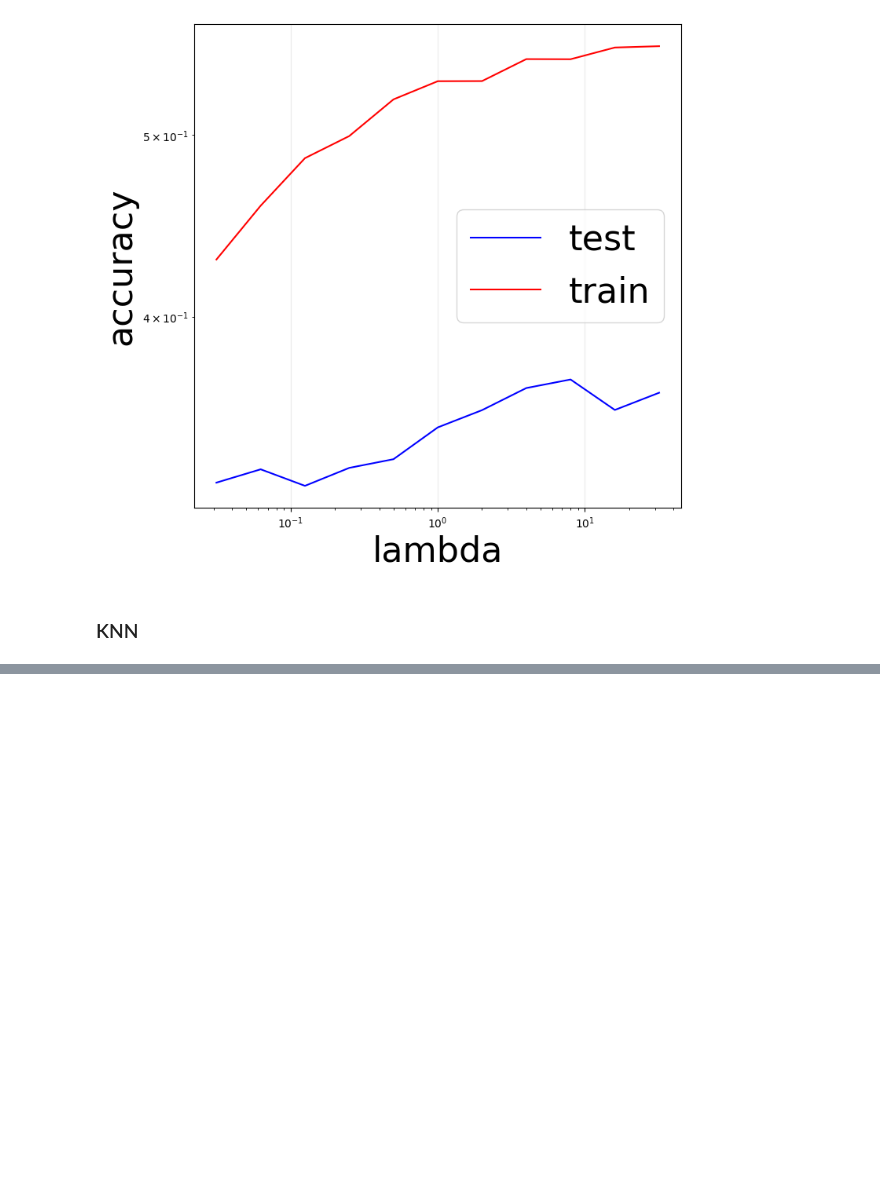
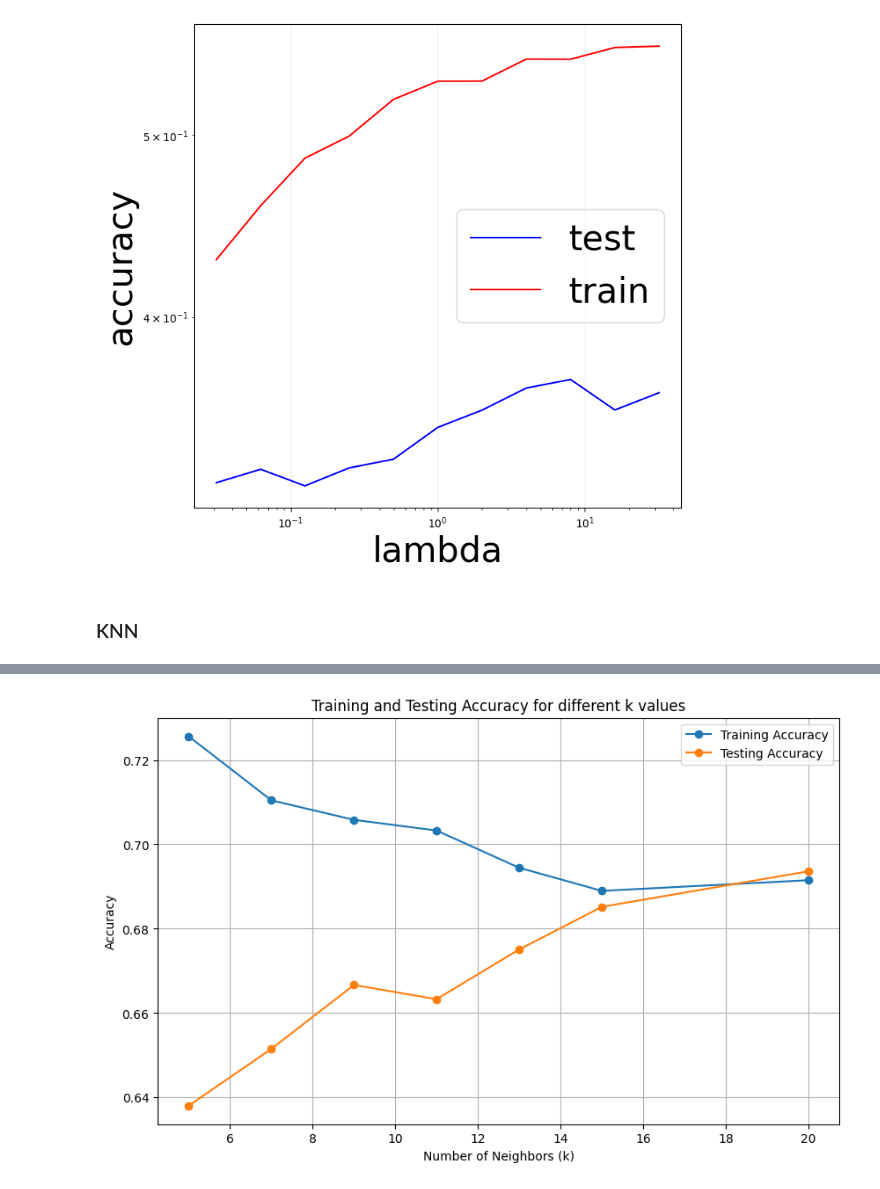
Before and after one commit to poojanv123/capp_ml_project, a Jupyter notebook: ML Project.ipynb, the cells around one changed output, grey strips where cells are left out. Cells and saved outputs as stored; diff of their text form; code cells hidden in the pictures; blank space fills up the shorter version.

Commit message:
Plot for KNN

```diff
--- a/ML Project.ipynb
+++ b/ML Project.ipynb
@@ -574,13 +574,24 @@ from sklearn.neighbors import KNeighborsClassifier
 from sklearn.metrics import accuracy_score, classification_report
 
 neighbors = [5, 7, 9, 11, 13, 15, 20]
-accuracy_scores = {}
+
+train_accuracies = {}
+test_accuracies = {}
+
 for n in neighbors:
     knn = KNeighborsClassifier(n_neighbors=n)
     knn.fit(X_train, y_train)
-    y_pred = knn.predict(X_test)
-    accuracy_scores[n] = accuracy_score(y_test, y_pred)
+    y_train_pred = knn.predict(X_train)
+    train_accuracies[n] = accuracy_score(y_train, y_train_pred)
 
-for n, accuracy in accuracy_scores.items():
+    y_test_pred = knn.predict(X_test)
+    test_accuracies[n] = accuracy_score(y_test, y_test_pred)
+
+print("Printing accuracies for training accuracies")
+for n, accuracy in train_accuracies.items():
     print(f"Number of Neighbors: {n}, Accuracy: {accuracy}")
+
+print("Printing accuracies for testing data")
+for n, accuracy in test_accuracies.items():
+    print(f"Number of Neighbors: {n}, Accuracy: {accuracy}")
 # %% [output]
@@ -591,3 +611,20 @@ Number of Neighbors: 11, Accuracy: 0.6632996632996633
 Number of Neighbors: 13, Accuracy: 0.6750841750841751
 Number of Neighbors: 15, Accuracy: 0.6851851851851852
 Number of Neighbors: 20, Accuracy: 0.6936026936026936
+# %%
+# Plot the training and testing accuracies
+plt.figure(figsize=(10, 6))
+plt.plot(
+    neighbors, list(train_accuracies.values()), label="Training Accuracy", marker="o"
+)
+plt.plot(
+    neighbors, list(test_accuracies.values()), label="Testing Accuracy", marker="o"
+)
+plt.xlabel("Number of Neighbors (k)")
+plt.ylabel("Accuracy")
+plt.title("Training and Testing Accuracy for different k values")
+plt.legend()
+plt.grid(True)
+plt.show()
+# %% [output]
+[figure, added]
```
Also changed, not shown: parts of 13 cells of this notebook.
